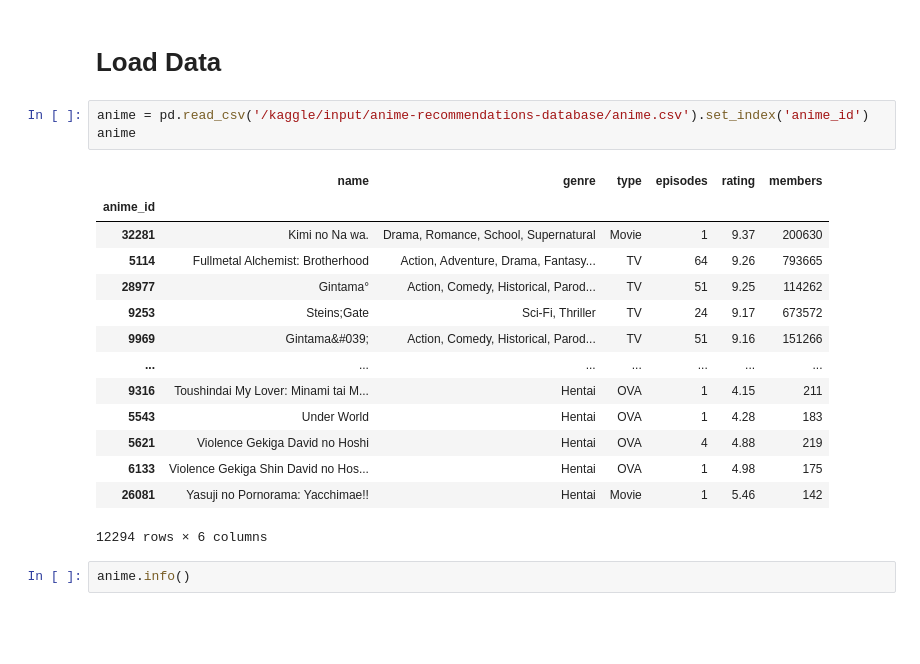
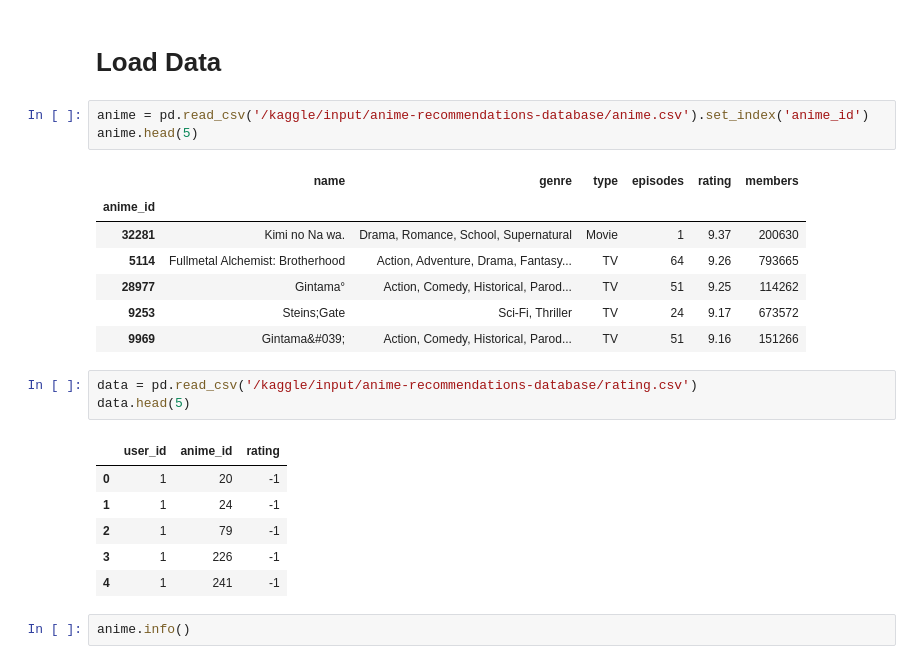
Before and after one commit to mohamed-malk/Anime-Recommendations-System, a Jupyter notebook: anime-recommendations-system.ipynb, the cells around one changed output. Saved outputs shown, nothing was run; the diff lists cells and outputs as text; blank space fills up the shorter version.

```diff
--- a/anime-recommendations-system.ipynb
+++ b/anime-recommendations-system.ipynb
@@ -15,22 +17,25 @@ from sklearn.metrics.pairwise import cosine_similarity
 # Load Data
 # %%
 anime = pd.read_csv('/kaggle/input/anime-recommendations-database/anime.csv').set_index('anime_id')
-anime
+anime.head(5)
 # %% [output]
 |  | name | genre | type | episodes | rating | members |
 | anime_id |  |  |  |  |  |  |
 | 32281 | Kimi no Na wa. | Drama, Romance, School, Supernatural | Movie | 1 | 9.37 | 200630 |
 | 5114 | Fullmetal Alchemist: Brotherhood | Action, Adventure, Drama, Fantasy... | TV | 64 | 9.26 | 793665 |
 | 28977 | Gintama° | Action, Comedy, Historical, Parod... | TV | 51 | 9.25 | 114262 |
 | 9253 | Steins;Gate | Sci-Fi, Thriller | TV | 24 | 9.17 | 673572 |
 | 9969 | Gintama&#039; | Action, Comedy, Historical, Parod... | TV | 51 | 9.16 | 151266 |
-| ... | ... | ... | ... | ... | ... | ... |
-| 9316 | Toushindai My Lover: Minami tai M... | Hentai | OVA | 1 | 4.15 | 211 |
-| 5543 | Under World | Hentai | OVA | 1 | 4.28 | 183 |
-| 5621 | Violence Gekiga David no Hoshi | Hentai | OVA | 4 | 4.88 | 219 |
-| 6133 | Violence Gekiga Shin David no Hos... | Hentai | OVA | 1 | 4.98 | 175 |
-| 26081 | Yasuji no Pornorama: Yacchimae!! | Hentai | Movie | 1 | 5.46 | 142 |
-12294 rows × 6 columns
+# %%
+data = pd.read_csv('/kaggle/input/anime-recommendations-database/rating.csv')
+data.head(5)
+# %% [output]
+|  | user_id | anime_id | rating |
+| 0 | 1 | 20 | -1 |
+| 1 | 1 | 24 | -1 |
+| 2 | 1 | 79 | -1 |
+| 3 | 1 | 226 | -1 |
+| 4 | 1 | 241 | -1 |
 # %%
 anime.info()
 # %% [output]
```
Also changed, not shown: parts of 88 cells of this notebook.
